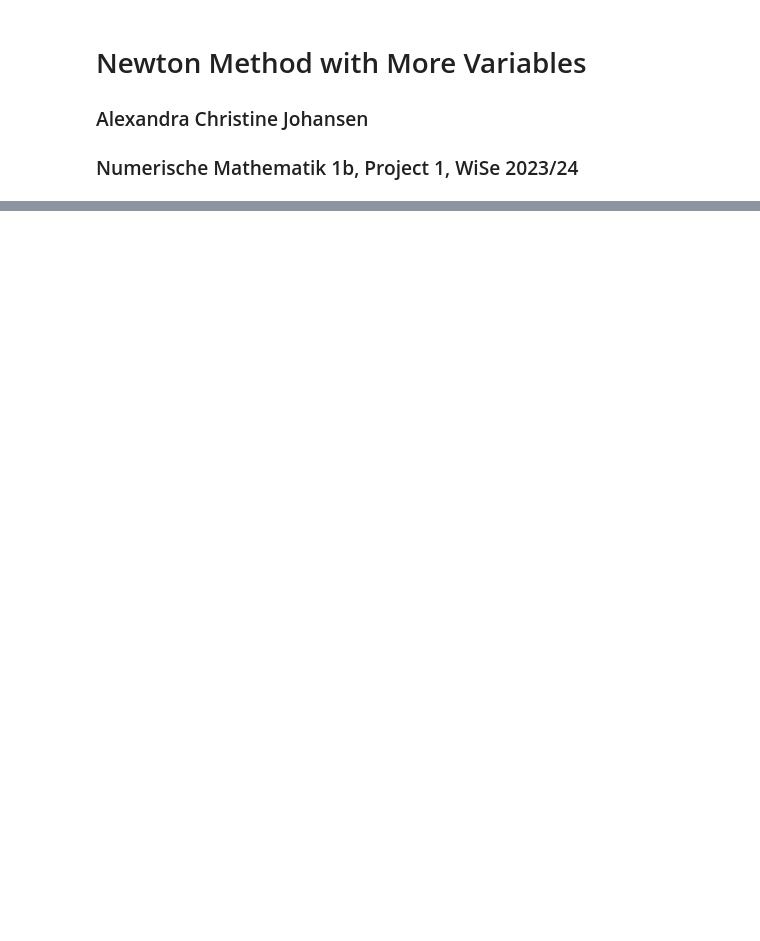
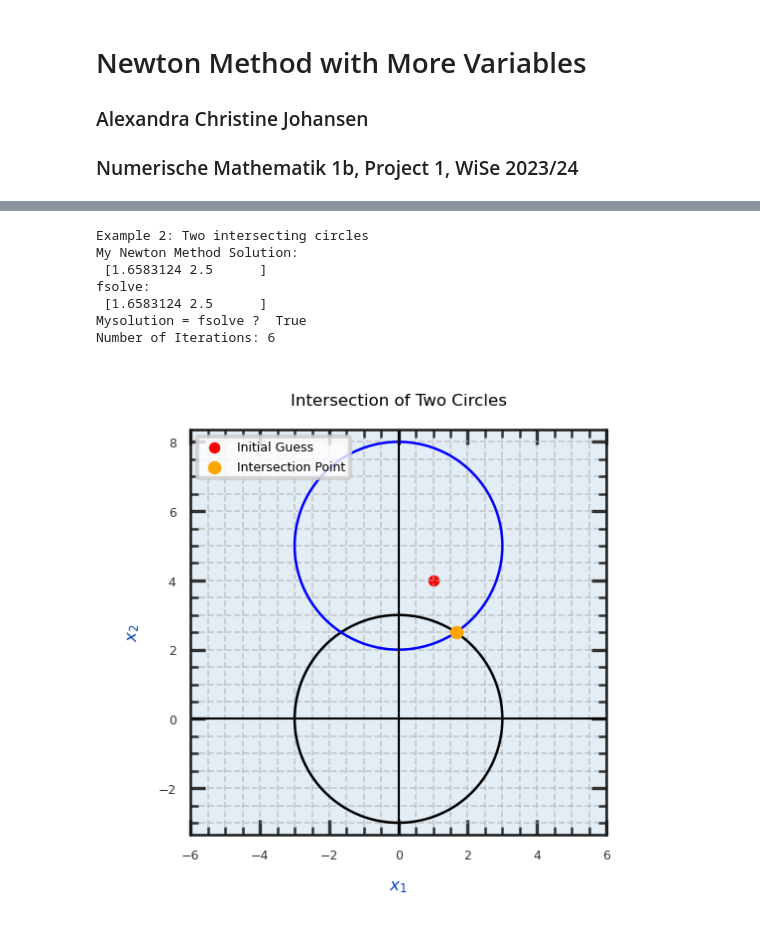
Before and after one commit to alex5523/num1b_p1, a Jupyter notebook: Abgabe/Newton_with_more_variables_Johansen_Num1b_P1.ipynb, the cells around one changed output, grey strips where cells are left out. Saved outputs shown, nothing was run; the diff lists cells and outputs as text; code cells hidden in the pictures; blank space fills up the shorter version.

```diff
--- a/Abgabe/Newton_with_more_variables_Johansen_Num1b_P1.ipynb
+++ b/Abgabe/Newton_with_more_variables_Johansen_Num1b_P1.ipynb
@@ -40,4 +23,12 @@ print("Number of Iterations:", k_end)
 # %%
-# Example 2
-
-ex.ex2()
+# Example 2: Intersection of Two Circles
+ex2()
+# %% [output]
+Example 2: Two intersecting circles
+My Newton Method Solution:
+ [1.6583124 2.5      ]
+fsolve:
+ [1.6583124 2.5      ]
+Mysolution = fsolve ?  True
+Number of Iterations: 6
+[figure, added]
```
Also changed, not shown: parts of 5 cells of this notebook, 3 other files.
